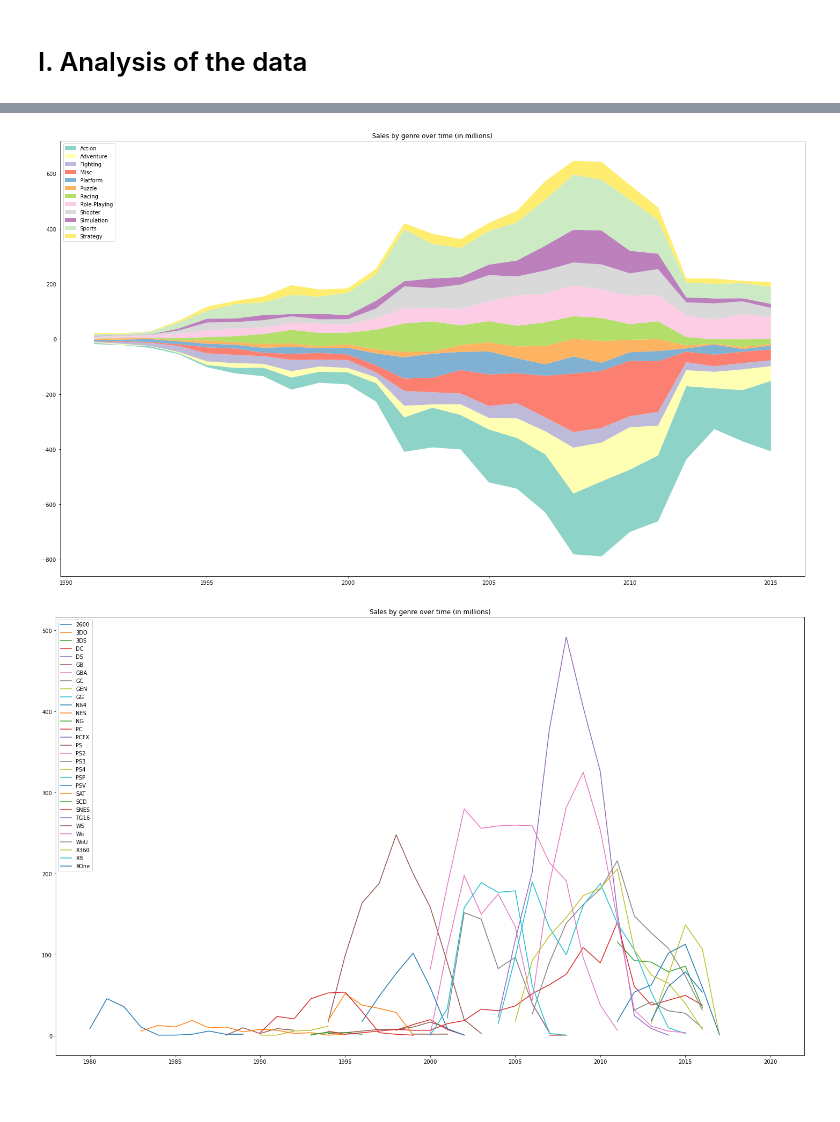
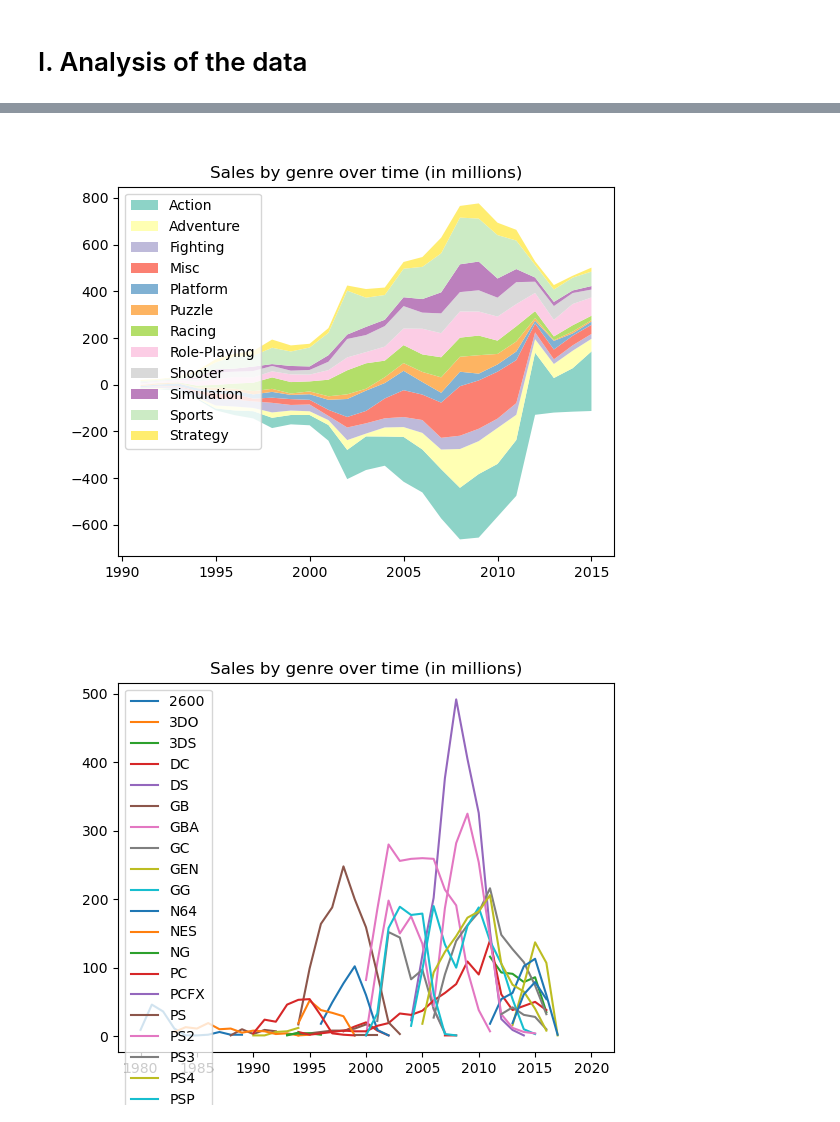
Before and after one commit to kchardon/video-games-project, a Jupyter notebook: data.ipynb, the cells around one changed output, grey strips where cells are left out. Drawn from its saved outputs; the diff is of its cells as text; code cells hidden in the pictures; blank space fills up the shorter version.

```diff
--- a/data.ipynb
+++ b/data.ipynb
@@ -86,26 +178,26 @@ plt.show()
 # %%
 # I remove the years with na values
 na_values = salesByYearGenre.isna().sum(axis=1)
 salesByYearGenre = salesByYearGenre[na_values == 0]
 x = salesByYearGenre.index.values
 y = salesByYearGenre.T
 
-plt.figure(figsize=(25, 15))
-plt.stackplot(x,y,baseline="wiggle",labels = salesByYearGenre.columns ,colors = my_cmap(rescale(np.arange(12))))
+plt.figure()
+plt.stackplot(x,y,baseline="weighted_wiggle",labels = salesByYearGenre.columns ,colors = my_cmap(rescale(np.arange(12))))
 plt.legend(loc='upper left')
 plt.title('Sales by genre over time (in millions)')
 
 plt.show()
 # %% [output]
-[figure, old version]
+[figure, new version]
 # %%
 salesByYearPlat = sales.groupby(['Year','Platform']).count().iloc[:,0].unstack()
 
-plt.figure(figsize=(25, 15))
+plt.figure()
 plt.plot(salesByYearPlat)
 plt.legend(salesByYearPlat.columns, loc='upper left')
 plt.title('Sales by genre over time (in millions)')
 
 plt.show()
 # %% [output]
-[figure, old version]
+[figure, new version]
```
Also changed, not shown: parts of 8 cells of this notebook.
